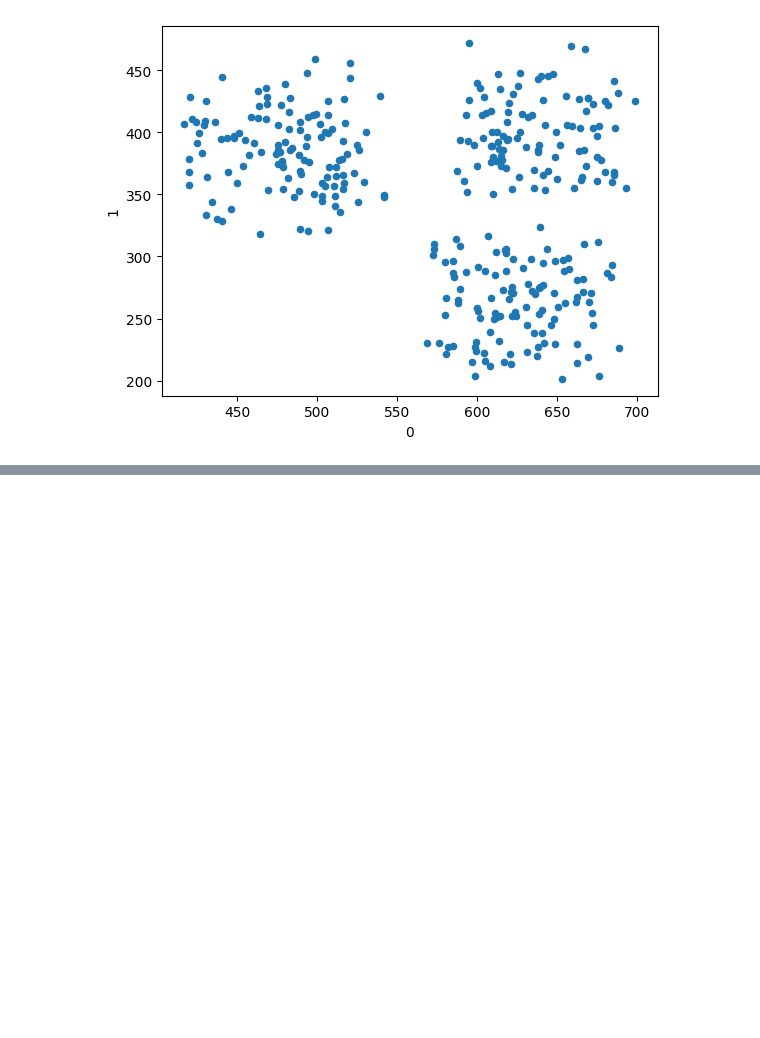
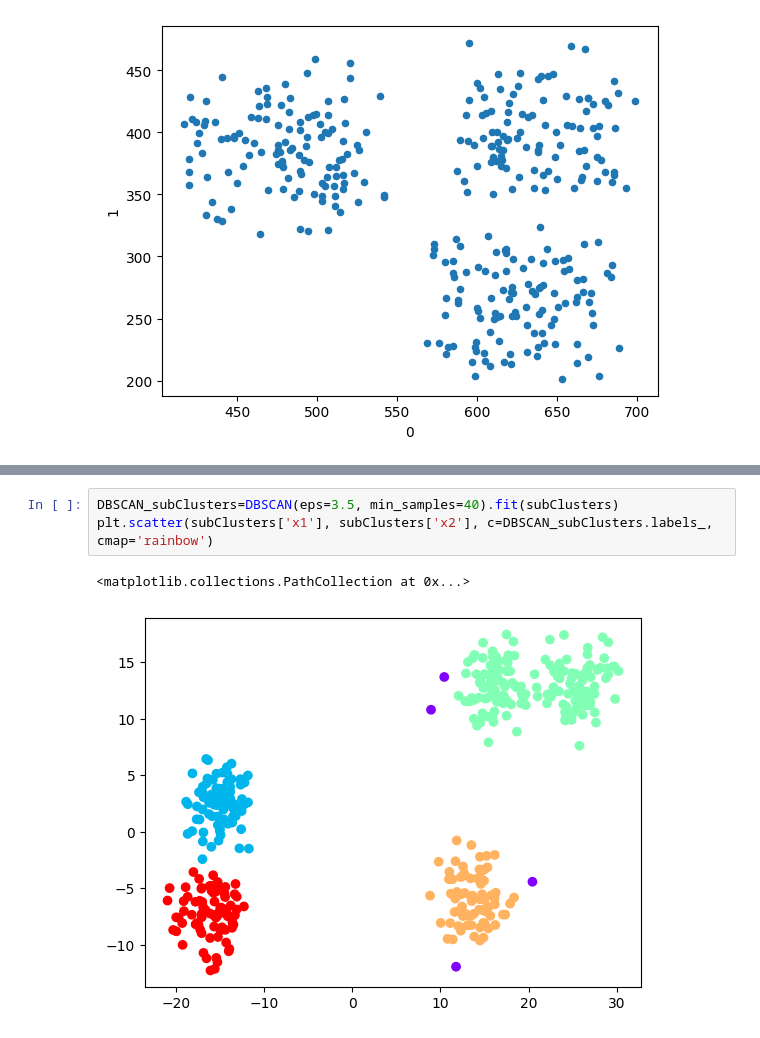
Before and after one commit to adnanqidwai/Comparing_Clustering_Algos, a Jupyter notebook: 2.ipynb, the cells around one changed output, grey strips where cells are left out. Drawn from its saved outputs; the diff is of its cells as text; blank space fills up the shorter version.

```diff
--- a/2.ipynb
+++ b/2.ipynb
@@ -52,0 +67,6 @@ plt.scatter(wellSeperated['0'], wellSeperated['1'], c=Kmeans_wellSeperated.label
+# %%
+DBSCAN_subClusters=DBSCAN(eps=3.5, min_samples=40).fit(subClusters)
+plt.scatter(subClusters['x1'], subClusters['x2'], c=DBSCAN_subClusters.labels_, cmap='rainbow')
+# %% [output]
+<matplotlib.collections.PathCollection at 0x...>
+[figure, added]
```
Also changed, not shown: parts of 8 cells of this notebook.
